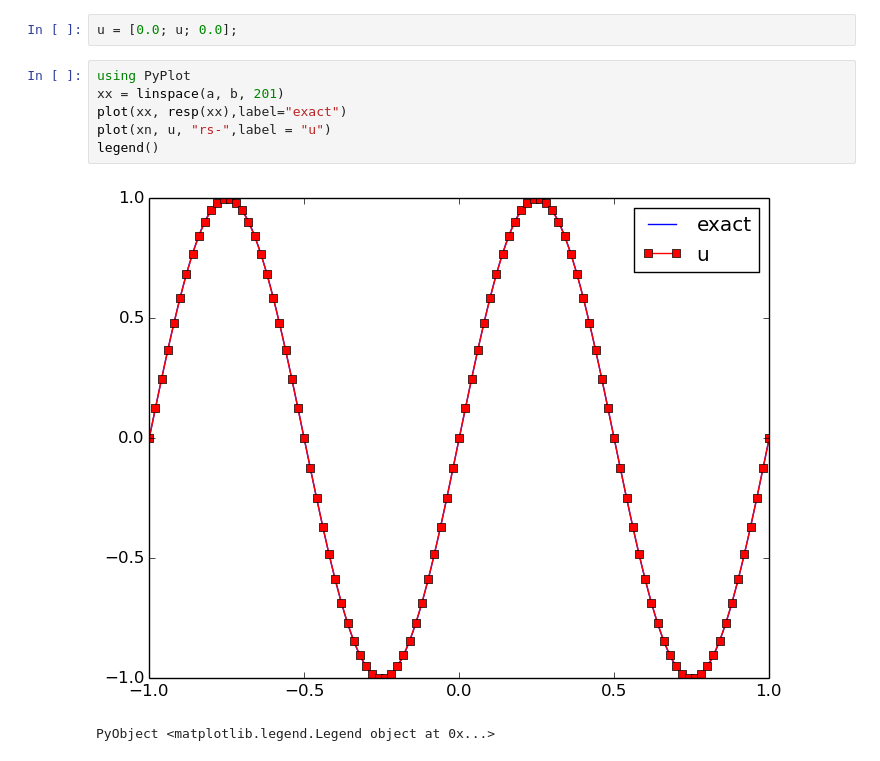
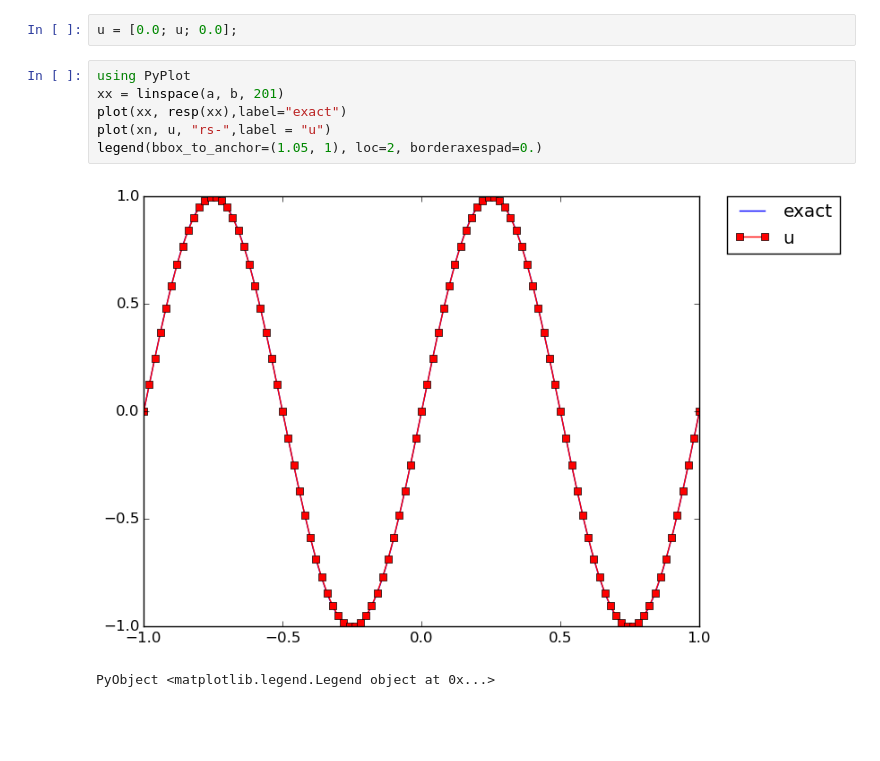
Before and after one commit to augustot2/monografia, a Jupyter notebook: src/codes/fem1d_paulo.ipynb, the cells around one changed output. Saved outputs shown, nothing was run; the diff lists cells and outputs as text; blank space fills up the shorter version.

```diff
--- a/src/codes/fem1d_paulo.ipynb
+++ b/src/codes/fem1d_paulo.ipynb
@@ -106,11 +106,11 @@ u = [0.0; u; 0.0];
 # %%
 using PyPlot
 xx = linspace(a, b, 201)
 plot(xx, resp(xx),label="exact")
 plot(xn, u, "rs-",label = "u")
-legend()
+legend(bbox_to_anchor=(1.05, 1), loc=2, borderaxespad=0.)
 # %% [output]
-[figure, old version]
+[figure, new version]
 PyObject <matplotlib.legend.Legend object at 0x...>
 # %%
 e1 = u - resp(xn)
```
Also changed, not shown: parts of 3 cells of this notebook, 14 other files.
